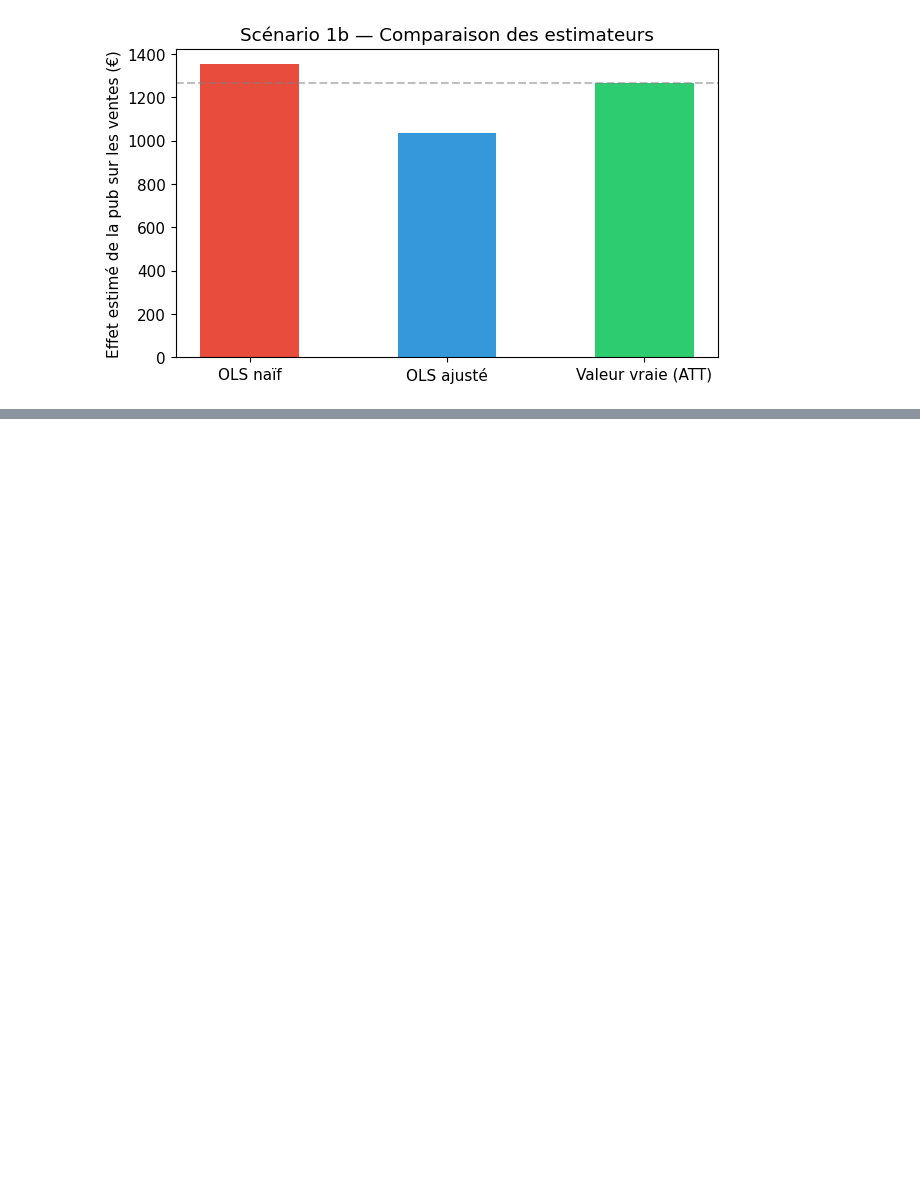
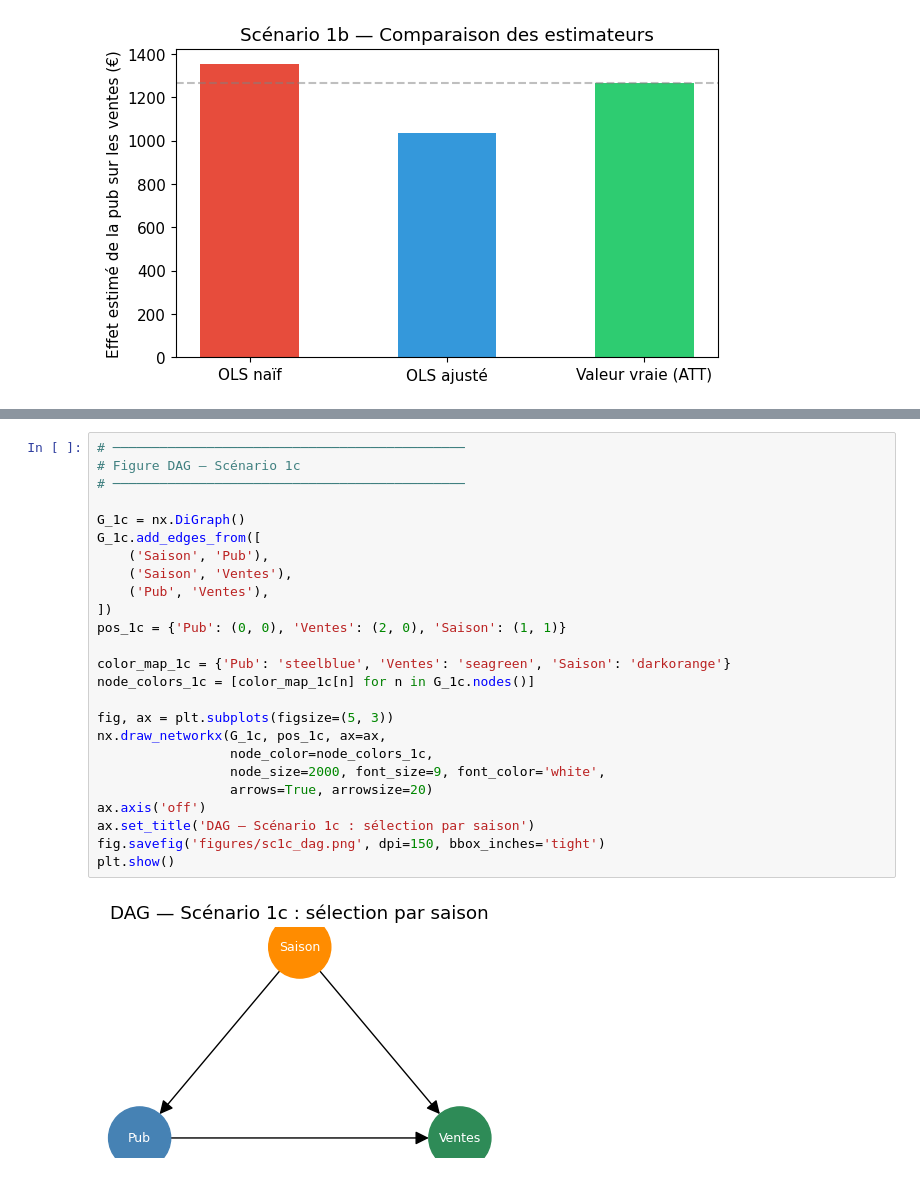
Before and after one commit to etirouthier/formation_causalite, a Jupyter notebook: formation_causalite.ipynb, the cells around one changed output, grey strips where cells are left out. Drawn from its saved outputs; the diff is of its cells as text; blank space fills up the shorter version.

```diff
--- a/formation_causalite.ipynb
+++ b/formation_causalite.ipynb
@@ -658,0 +699,27 @@ plt.show()
+# %%
+# ─────────────────────────────────────────────
+# Figure DAG — Scénario 1c
+# ─────────────────────────────────────────────
+
+G_1c = nx.DiGraph()
+G_1c.add_edges_from([
+    ('Saison', 'Pub'),
+    ('Saison', 'Ventes'),
+    ('Pub', 'Ventes'),
+])
+pos_1c = {'Pub': (0, 0), 'Ventes': (2, 0), 'Saison': (1, 1)}
+
+color_map_1c = {'Pub': 'steelblue', 'Ventes': 'seagreen', 'Saison': 'darkorange'}
+node_colors_1c = [color_map_1c[n] for n in G_1c.nodes()]
+
+fig, ax = plt.subplots(figsize=(5, 3))
+nx.draw_networkx(G_1c, pos_1c, ax=ax,
+                 node_color=node_colors_1c,
+                 node_size=2000, font_size=9, font_color='white',
+                 arrows=True, arrowsize=20)
+ax.axis('off')
+ax.set_title('DAG — Scénario 1c : sélection par saison')
+fig.savefig('figures/sc1c_dag.png', dpi=150, bbox_inches='tight')
+plt.show()
+# %% [output]
+[figure, added]
```
Also changed, not shown: parts of 4 cells of this notebook, 4 other files.
